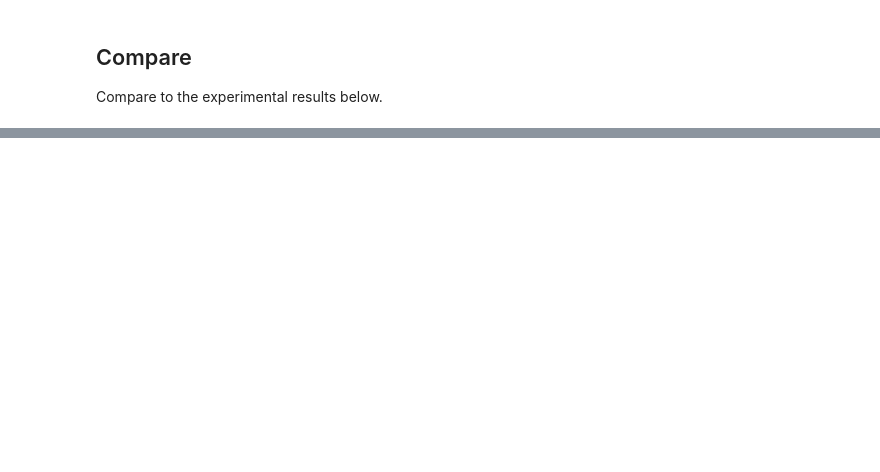
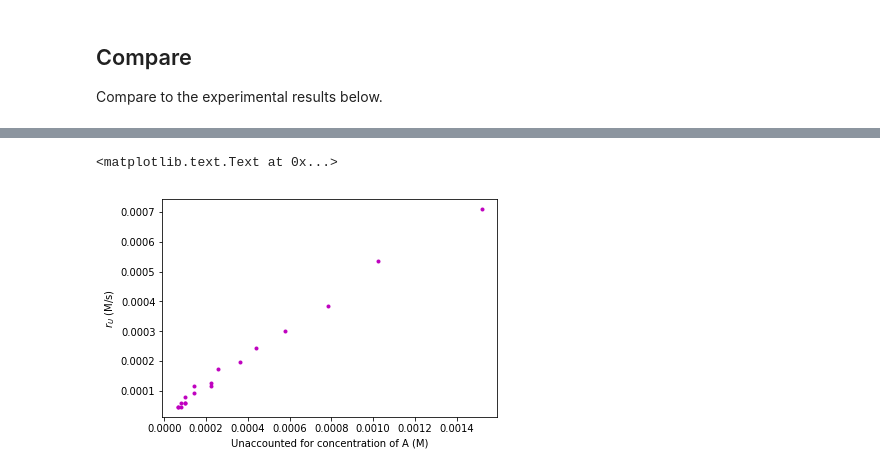
Before and after one commit to ayisakov/kinetics-project, a Jupyter notebook: validator.ipynb, the cells around one changed output, grey strips where cells are left out. Saved outputs shown, nothing was run; the diff lists cells and outputs as text; code cells hidden in the pictures; blank space fills up the shorter version.

```diff
--- a/validator.ipynb
+++ b/validator.ipynb
@@ -170,8 +164,7 @@ plt.plot(times, A, 'b.',
 exp_a = exp.A.values[:-1] # ignore the last long-time value
 exp_u = exp.U.values[:-1] # ignore the last long-time value
 exp_t = exp.Time.values[:-1] # ignore the last long-time value
+exp_missing_a = init.A.values[0] - (exp_a + exp_u) # mol/L of A unaccounted for (potential B)
 delta_t = exp_t[1] - exp_t[0]
 exp_ra = (np.diff(exp_a[:-1]) + np.diff(exp_a[1:])) / (2 * delta_t)
 exp_ru = (np.diff(exp_u[:-1]) + np.diff(exp_u[1:])) / (2 * delta_t)
-
-plt.plot(exp_t[1:-1], exp_ru, 'm.', exp_t[1:-1], exp_ra, 'c.')
@@ -191,0 +178,8 @@ plt.plot(exp_a[1:-1], exp_ra, 'b.')
+# %%
+# Plot of du/dt against (missing_a)^2 (looks linear)
+plt.plot(exp_missing_a[1:-1]**2, exp_ru, 'm.')
+plt.xlabel('Unaccounted for concentration of A (M)')
+plt.ylabel('$r_U$ (M/s)')
+# %% [output]
+<matplotlib.text.Text at 0x...>
+[figure, added]
```
Also changed, not shown: parts of 21 cells of this notebook, 4 other files.
